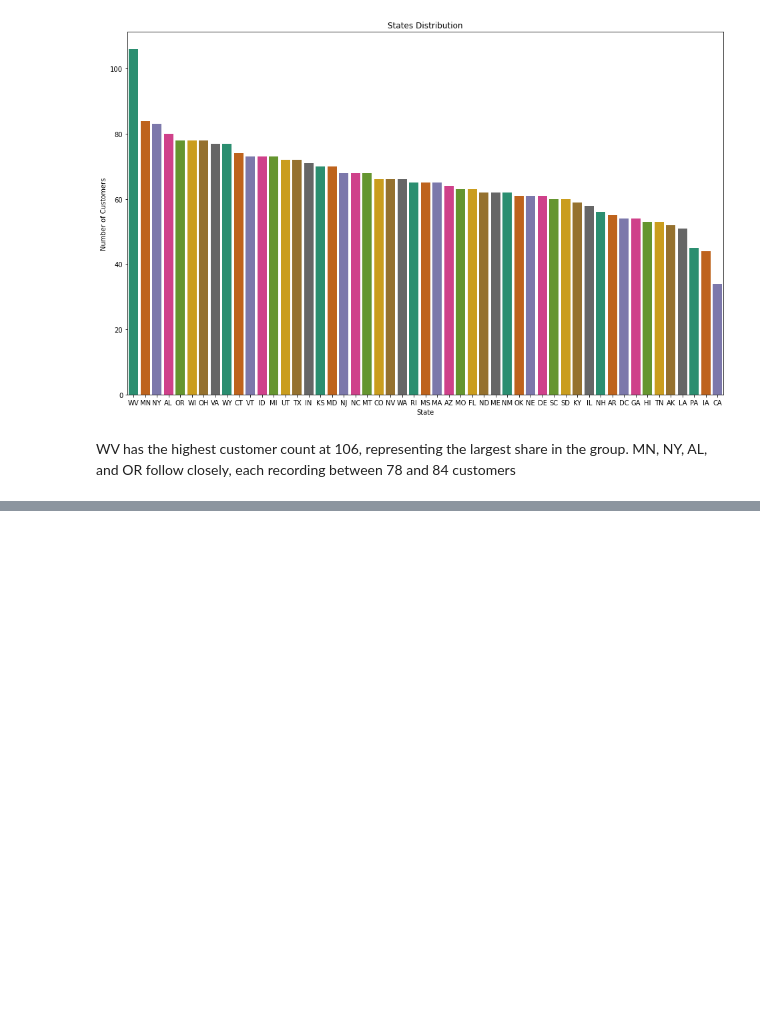
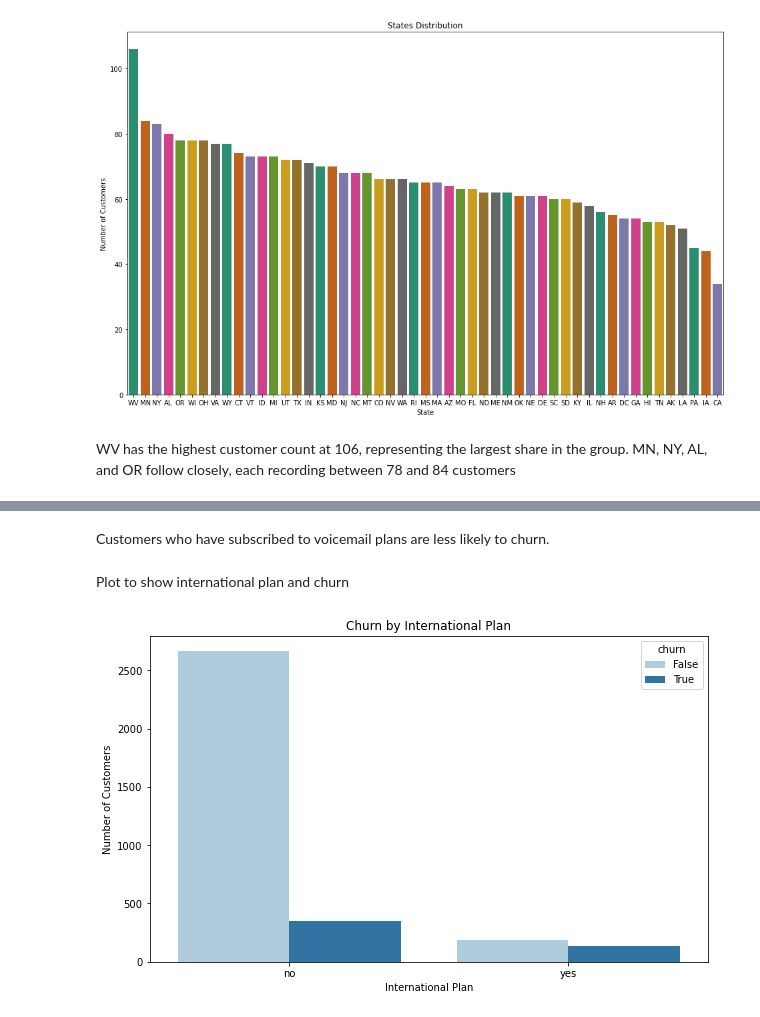
Before and after one commit to edgarowuor-tech/PHASE_THREE_CLASSIFICATION-MODEL-PROJECT, a Jupyter notebook: index.ipynb, the cells around one changed output, grey strips where cells are left out. Saved outputs shown, nothing was run; the diff lists cells and outputs as text; code cells hidden in the pictures; blank space fills up the shorter version.

```diff
--- a/index.ipynb
+++ b/index.ipynb
@@ -443,0 +481,13 @@ WV has the highest customer count at 106, representing the largest share in the
+# %% [markdown]
+Customers who have subscribed to voicemail plans are less likely to churn.
+# %% [markdown]
+ Plot to show international plan and churn
+# %%
+plt.figure(figsize = (10,6))
+sns.countplot(x = 'international_plan', hue = data['churn'].astype(str), data = data, palette = 'Paired')
+plt.title("Churn by International Plan")
+plt.xlabel("International Plan")
+plt.ylabel("Number of Customers")
+plt.show()
+# %% [output]
+[figure, added]
```
Also changed, not shown: parts of 11 cells of this notebook, 1 other file.
